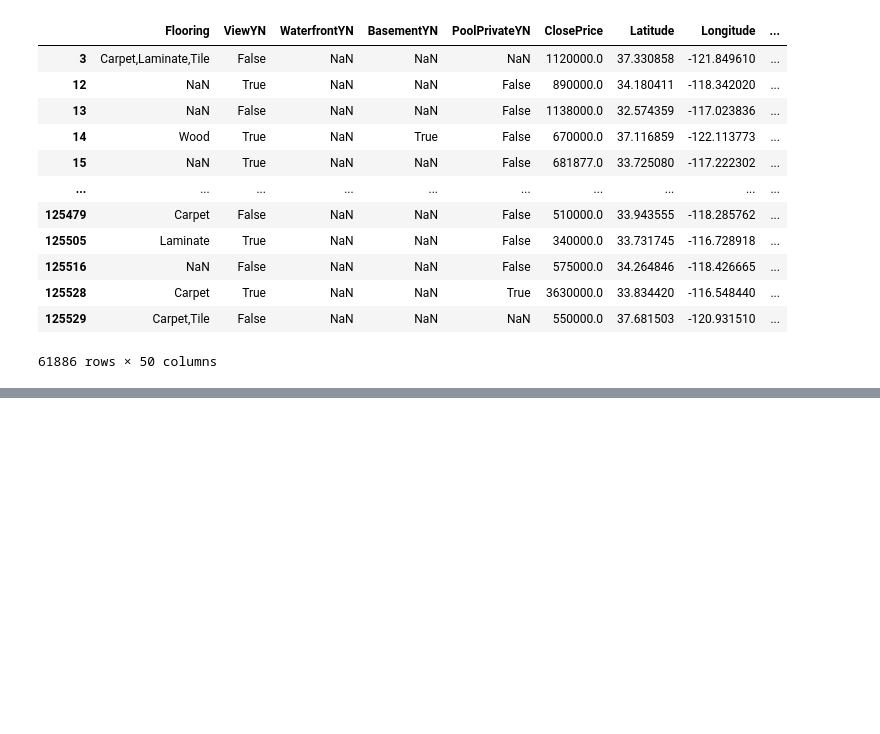
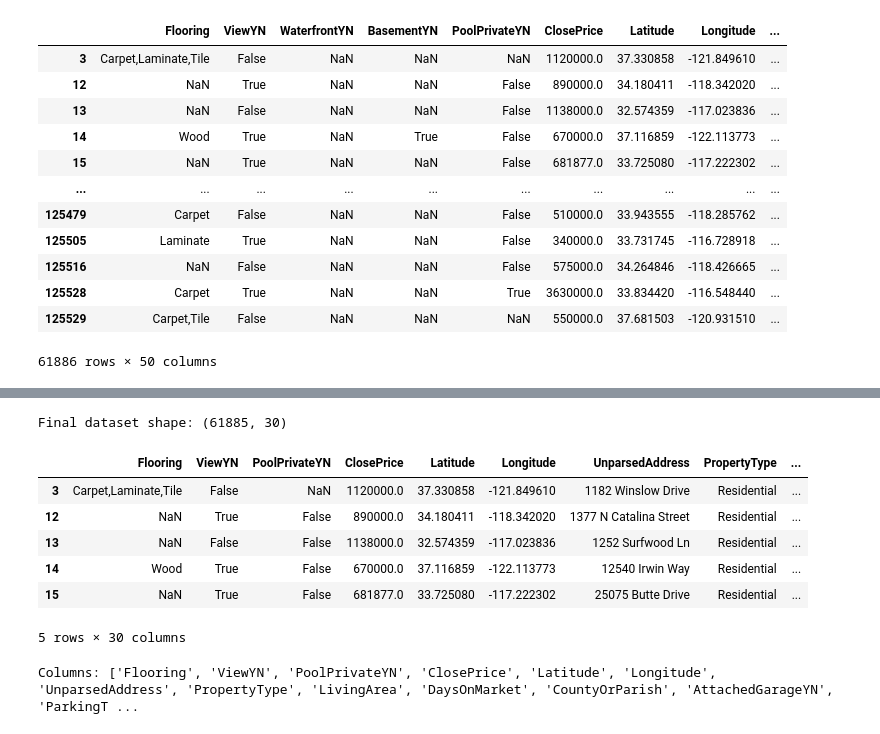
Before and after one commit to anonymousminh/IDX_Exchange_Team_26, a Jupyter notebook: IDX_DS26.ipynb, the cells around one changed output, grey strips where cells are left out. Saved outputs shown, nothing was run; the diff lists cells and outputs as text; code cells hidden in the pictures; blank space fills up the shorter version.

```diff
--- a/IDX_DS26.ipynb
+++ b/IDX_DS26.ipynb
@@ -510,0 +425,5 @@ y_pred = model.predict(X_test)
+# %%
+mega_fd['GarageSpaces'] = mega_fd['GarageSpaces'].fillna(0)
+mega_fd['MainLevelBedrooms'] = mega_fd['MainLevelBedrooms'].fillna(0)
+# %%
+mega_fd.drop(columns=['LotSizeAcres','StreetNumberNumeric'], inplace=True)
@@ -510,0 +434,15 @@ y_pred = model.predict(X_test)
+# %%
+# Display the final filtered dataset ready for modeling
+print('Final dataset shape:', mega_fd.shape)
+display(mega_fd.head())
+print('Columns:', mega_fd.columns.tolist())
+# %% [output]
+Final dataset shape: (61885, 30)
+|  | Flooring | ViewYN | PoolPrivateYN | ClosePrice | Latitude | Longitude | UnparsedAddress | PropertyType | ... |
+| 3 | Carpet,Laminate,Tile | False | NaN | 1120000.0 | 37.330858 | -121.849610 | 1182 Winslow Drive | Residential | ... |
+| 12 | NaN | True | False | 890000.0 | 34.180411 | -118.342020 | 1377 N Catalina Street | Residential | ... |
+| 13 | NaN | False | False | 1138000.0 | 32.574359 | -117.023836 | 1252 Surfwood Ln | Residential | ... |
+| 14 | Wood | True | False | 670000.0 | 37.116859 | -122.113773 | 12540 Irwin Way | Residential | ... |
+| 15 | NaN | True | False | 681877.0 | 33.725080 | -117.222302 | 25075 Butte Drive | Residential | ... |
+5 rows × 30 columns
+Columns: ['Flooring', 'ViewYN', 'PoolPrivateYN', 'ClosePrice', 'Latitude', 'Longitude', 'UnparsedAddress', 'PropertyType', 'LivingArea', 'DaysOnMarket', 'CountyOrParish', 'AttachedGarageYN', 'ParkingT ...
```
Also changed, not shown: parts of 37 cells of this notebook, 1 other file.
